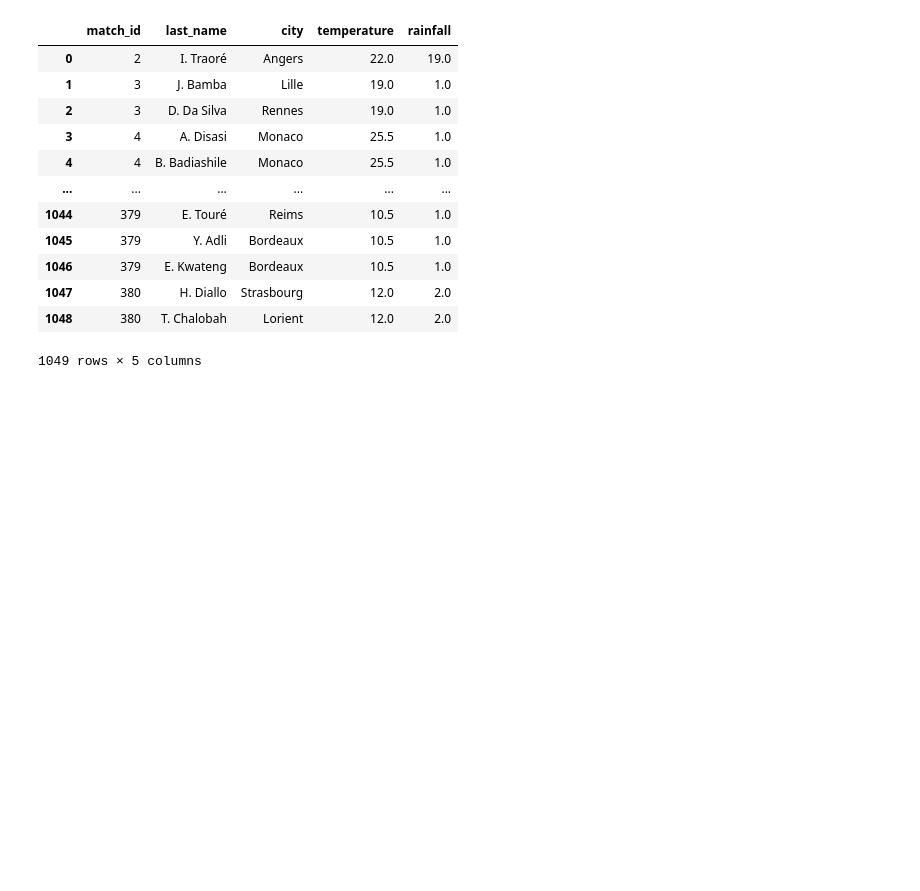
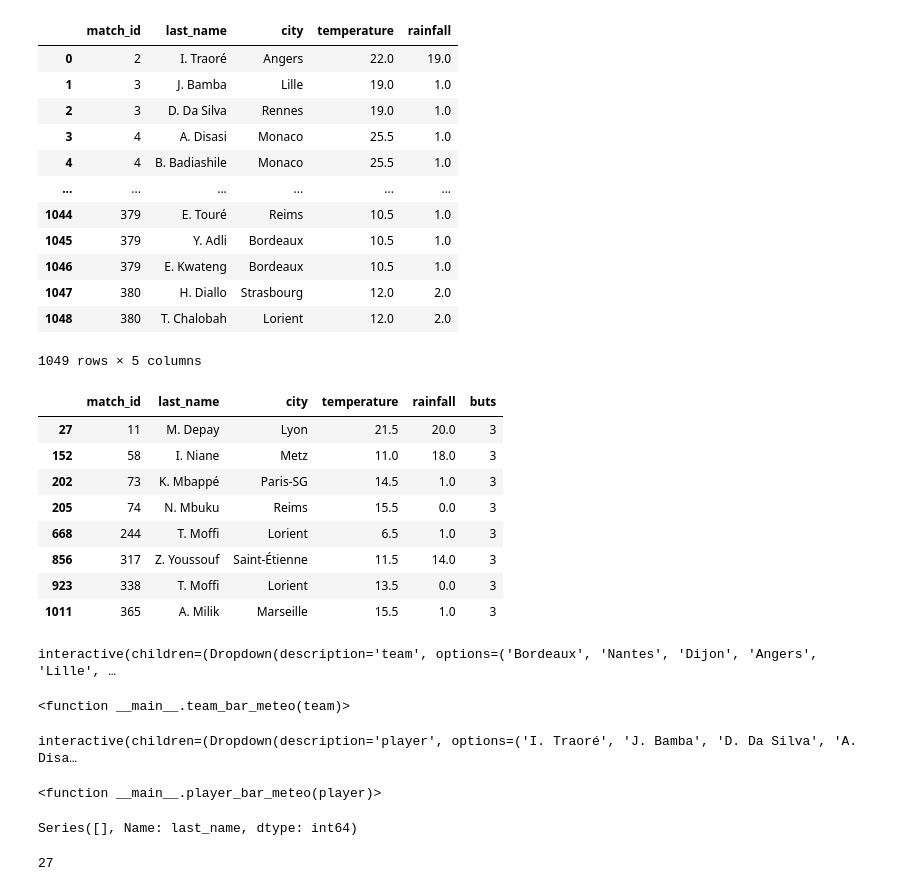
Before and after one commit to rolandina/foot-meteo, a Jupyter notebook: project_with_weather_from_csv/Requêtes.ipynb, the cells around one changed output. Saved outputs shown, nothing was run; the diff lists cells and outputs as text; code cells hidden in the pictures; blank space fills up the shorter version.

```diff
--- a/project_with_weather_from_csv/Requêtes.ipynb
+++ b/project_with_weather_from_csv/Requêtes.ipynb
@@ -89,3 +91,28 @@ data2
 | 1047 | 380 | H. Diallo | Strasbourg | 12.0 | 2.0 |
 | 1048 | 380 | T. Chalobah | Lorient | 12.0 | 2.0 |
 1049 rows × 5 columns
+# %%
+data2['buts'] = 1
+# %%
+df = data2.sort_values(['match_id','last_name'], ascending=True).assign(delete=np.nan)
+
+for i in range(len(df)):
+    if i < len(df)-1:
+        if df.iloc[i]['last_name'] == df.iloc[i+1]['last_name']:
+            buts = df.iloc[i]['buts'] + df.iloc[i+1]['buts']
+            df.at[i+1, 'buts'] = buts
+            df.at[i, 'delete'] = 1
+
+df3 = df[df['delete'] != 1].drop('delete', axis = 1)
+# %%
+df3[df3['buts'] == 3]
+# %% [output]
+|  | match_id | last_name | city | temperature | rainfall | buts |
+| 27 | 11 | M. Depay | Lyon | 21.5 | 20.0 | 3 |
+| 152 | 58 | I. Niane | Metz | 11.0 | 18.0 | 3 |
+| 202 | 73 | K. Mbappé | Paris-SG | 14.5 | 1.0 | 3 |
+| 205 | 74 | N. Mbuku | Reims | 15.5 | 0.0 | 3 |
+| 668 | 244 | T. Moffi | Lorient | 6.5 | 1.0 | 3 |
+| 856 | 317 | Z. Youssouf | Saint-Étienne | 11.5 | 14.0 | 3 |
+| 923 | 338 | T. Moffi | Lorient | 13.5 | 0.0 | 3 |
+| 1011 | 365 | A. Milik | Marseille | 15.5 | 1.0 | 3 |
@@ -91,0 +151,18 @@ data2
+# %%
+interact(team_bar_meteo, team=data['city'].unique())
+# %% [output]
+interactive(children=(Dropdown(description='team', options=('Bordeaux', 'Nantes', 'Dijon', 'Angers', 'Lille', …
+<function __main__.team_bar_meteo(team)>
+# %%
+interact(player_bar_meteo, player=data2['last_name'].unique())
+# %% [output]
+interactive(children=(Dropdown(description='player', options=('I. Traoré', 'J. Bamba', 'D. Da Silva', 'A. Disa…
+<function __main__.player_bar_meteo(player)>
+# %%
+df3['last_name'][df3['buts'] == 0].value_counts()
+# %% [output]
+Series([], Name: last_name, dtype: int64)
+# %%
+data2['buts'][data2['last_name'] == 'K. Mbappé'].sum()
+# %% [output]
+27
```
Also changed, not shown: parts of 8 cells of this notebook.
